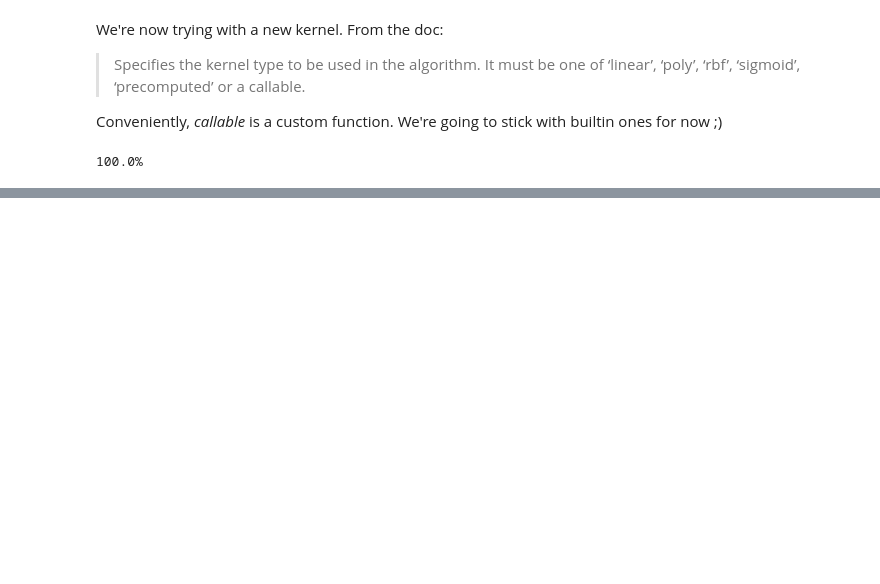
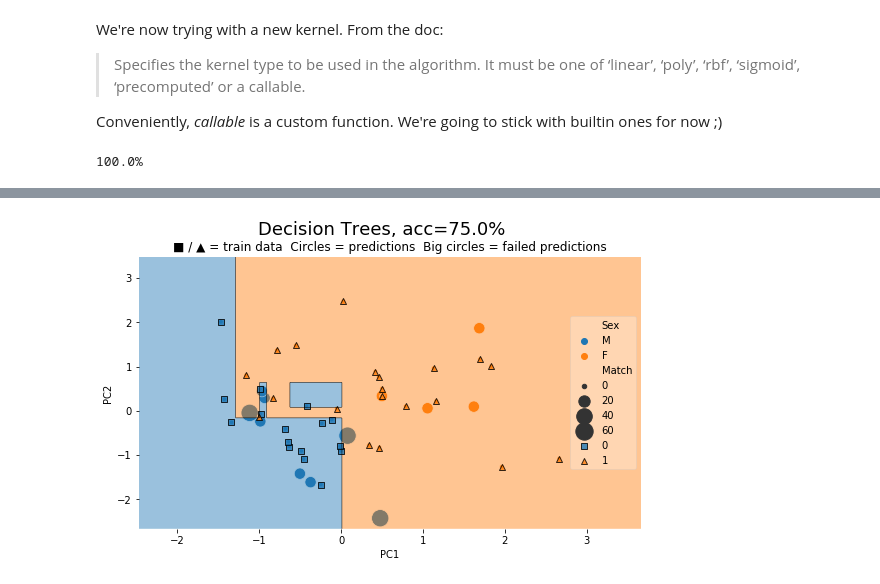
Before and after one commit to HugoGagnon/python_tutorials, a Jupyter notebook: sklearn/ML_on_turtles.ipynb, the cells around one changed output, grey strips where cells are left out. Saved outputs shown, nothing was run; the diff lists cells and outputs as text; code cells hidden in the pictures; blank space fills up the shorter version.

```diff
--- a/sklearn/ML_on_turtles.ipynb
+++ b/sklearn/ML_on_turtles.ipynb
@@ -377,0 +351,7 @@ plot_decision_regions(train_data, np.array(train_labels), clf=clf, legend=5)
+# %%
+res = repack_results()
+
+suptitle = f"Decision Trees, acc={round(acc*100, 2)}%"
+plot_results()
+# %% [output]
+[figure, added]
```
Also changed, not shown: parts of 32 cells of this notebook, 1 other file.
